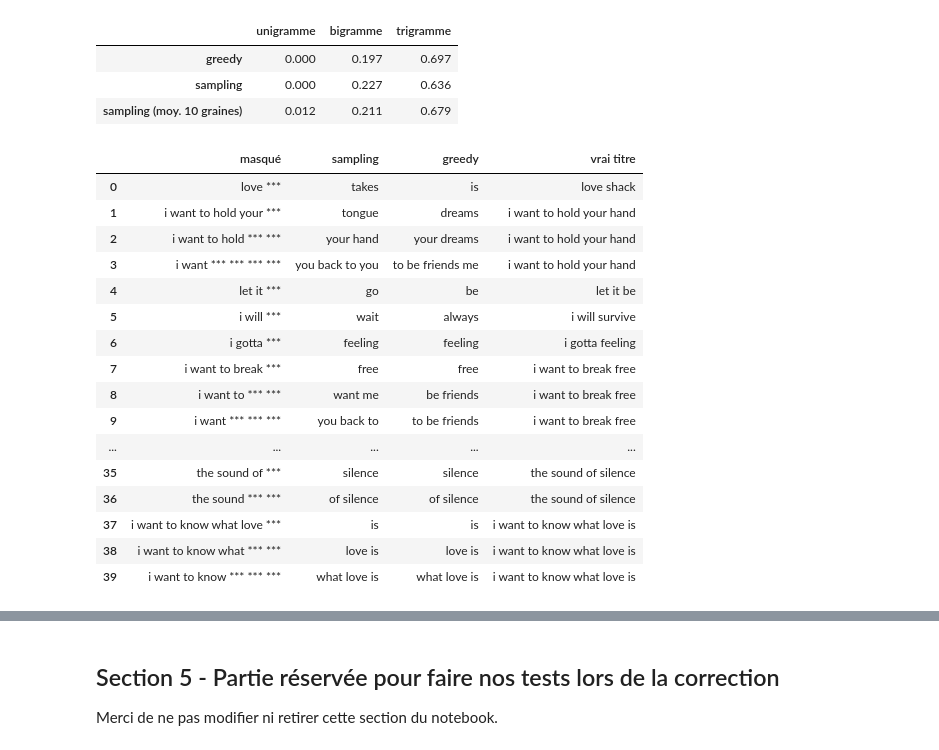
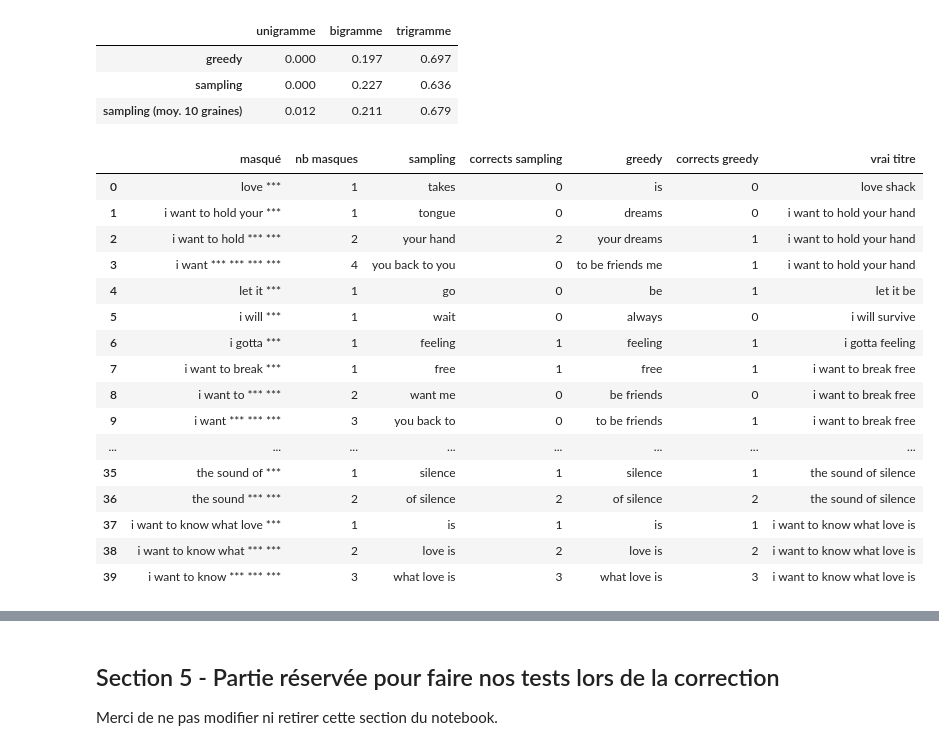
Before and after one commit to andyjhonvr/nlp-tps2026, a Jupyter notebook: tp1/t1_chansons.ipynb, the cells around one changed output, grey strips where cells are left out. Drawn from its saved outputs; the diff is of its cells as text; code cells hidden in the pictures.

```diff
--- a/tp1/t1_chansons.ipynb
+++ b/tp1/t1_chansons.ipynb
@@ -242,13 +232,27 @@ def select_candidate(candidates, n=3):
         1 - unigramme NLTK, 2 - bigramme NLTK, 3 - trigramme NLTK
 
     """
-    return select_candidate_by(candidates, n, SELECTION_METRIC)
+    model = models[n]
+    if SELECTION_METRIC == "logprob":
+        # Log-probabilité : plus élevée = meilleur candidat
+        scores = [logprob(model, c) for c in candidates]
+        best = max(range(len(candidates)), key=lambda i: scores[i])
+    else:
+        # Perplexité : plus faible = meilleur candidat
+        scores = [perplexity(model, c) for c in candidates]
+        best = min(range(len(candidates)), key=lambda i: scores[i])
+    return candidates[best], scores[best]
 # %%
 train_models(titles)
 
 def evaluate_estimation(tests, n, metric):
-    # Exactitude : proportion de tests où le titre connu est retenu
-    correct = [select_candidate_by(t["Candidates"], n, metric)[0] == t["Song"] for t in tests]
+    # Exactitude : proportion de tests où le titre connu est retenu (via select_candidate)
+    global SELECTION_METRIC
+    previous, SELECTION_METRIC = SELECTION_METRIC, metric
+    try:
+        correct = [select_candidate(t["Candidates"], n)[0] == t["Song"] for t in tests]
+    finally:
+        SELECTION_METRIC = previous
     return sum(correct) / len(correct), correct
 
 results, details = {}, {}
@@ -396,27 +400,44 @@ display(pd.Series(gen_results).unstack().rename(columns={1: "unigramme", 2: "big
 | sampling | 0.000 | 0.227 | 0.636 |
 | sampling (moy. 10 graines) | 0.012 | 0.211 | 0.679 |
 # %%
-# Détail par test pour le trigramme
-rows = [{"masqué": t["Masked"],
-         "sampling": " ".join(gen_outputs[("sampling", 3)][i]),
-         "greedy": " ".join(gen_outputs[("greedy", 3)][i]),
-         "vrai titre": t["Song"]} for i, t in enumerate(tests_generation)]
-display(pd.DataFrame(rows))
+# Détail par test pour analayse
+rows = []
+for i, t in enumerate(tests_generation):
+    k = t["Masked"].count("***") # nombre de mots masqués
+    hidden = t["Song"].split()[-k:] # mots cachés derrière les ***
+    sampling_words = gen_outputs[("sampling", 3)][i]
+    greedy_words = gen_outputs[("greedy", 3)][i]
+    rows.append({"masqué": t["Masked"],
+                 "nb masques": k,
+                 "sampling": " ".join(sampling_words),
+                 "corrects sampling": sum(g == h for g, h in zip(sampling_words, hidden)),
+                 "greedy": " ".join(greedy_words),
+                 "corrects greedy": sum(g == h for g, h in zip(greedy_words, hidden)),
+                 "vrai titre": t["Song"]})
+
+detail = pd.DataFrame(rows)
+display(detail)
+
+# Nombre de mots masqués et de mots correctement générés
+total_masks = detail["nb masques"].sum()
+print(f"Total de mots masqués : {total_masks}")
+print(f"Sampling : {detail['corrects sampling'].sum()}/{total_masks} = {detail['corrects sampling'].sum() / total_masks:.3f}")
+print(f"Greedy   : {detail['corrects greedy'].sum()}/{total_masks} = {detail['corrects greedy'].sum() / total_masks:.3f}")
 # %% [output]
-|  | masqué | sampling | greedy | vrai titre |
-| 0 | love *** | takes | is | love shack |
-| 1 | i want to hold your *** | tongue | dreams | i want to hold your hand |
-| 2 | i want to hold *** *** | your hand | your dreams | i want to hold your hand |
-| 3 | i want *** *** *** *** | you back to you | to be friends me | i want to hold your hand |
-| 4 | let it *** | go | be | let it be |
-| 5 | i will *** | wait | always | i will survive |
-| 6 | i gotta *** | feeling | feeling | i gotta feeling |
-| 7 | i want to break *** | free | free | i want to break free |
-| 8 | i want to *** *** | want me | be friends | i want to break free |
-| 9 | i want *** *** *** | you back to | to be friends | i want to break free |
-| ... | ... | ... | ... | ... |
-| 35 | the sound of *** | silence | silence | the sound of silence |
-| 36 | the sound *** *** | of silence | of silence | the sound of silence |
-| 37 | i want to know what love *** | is | is | i want to know what love is |
-| 38 | i want to know what *** *** | love is | love is | i want to know what love is |
-| 39 | i want to know *** *** *** | what love is | what love is | i want to know what love is |
+|  | masqué | nb masques | sampling | corrects sampling | greedy | corrects greedy | vrai titre |
+| 0 | love *** | 1 | takes | 0 | is | 0 | love shack |
+| 1 | i want to hold your *** | 1 | tongue | 0 | dreams | 0 | i want to hold your hand |
+| 2 | i want to hold *** *** | 2 | your hand | 2 | your dreams | 1 | i want to hold your hand |
+| 3 | i want *** *** *** *** | 4 | you back to you | 0 | to be friends me | 1 | i want to hold your hand |
+| 4 | let it *** | 1 | go | 0 | be | 1 | let it be |
+| 5 | i will *** | 1 | wait | 0 | always | 0 | i will survive |
+| 6 | i gotta *** | 1 | feeling | 1 | feeling | 1 | i gotta feeling |
+| 7 | i want to break *** | 1 | free | 1 | free | 1 | i want to break free |
+| 8 | i want to *** *** | 2 | want me | 0 | be friends | 0 | i want to break free |
+| 9 | i want *** *** *** | 3 | you back to | 0 | to be friends | 1 | i want to break free |
+| ... | ... | ... | ... | ... | ... | ... | ... |
+| 35 | the sound of *** | 1 | silence | 1 | silence | 1 | the sound of silence |
+| 36 | the sound *** *** | 2 | of silence | 2 | of silence | 2 | the sound of silence |
+| 37 | i want to know what love *** | 1 | is | 1 | is | 1 | i want to know what love is |
+| 38 | i want to know what *** *** | 2 | love is | 2 | love is | 2 | i want to know what love is |
+| 39 | i want to know *** *** *** | 3 | what love is | 3 | what love is | 3 | i want to know what love is |
```
Also changed, not shown: parts of 7 cells of this notebook, 1 other file.
